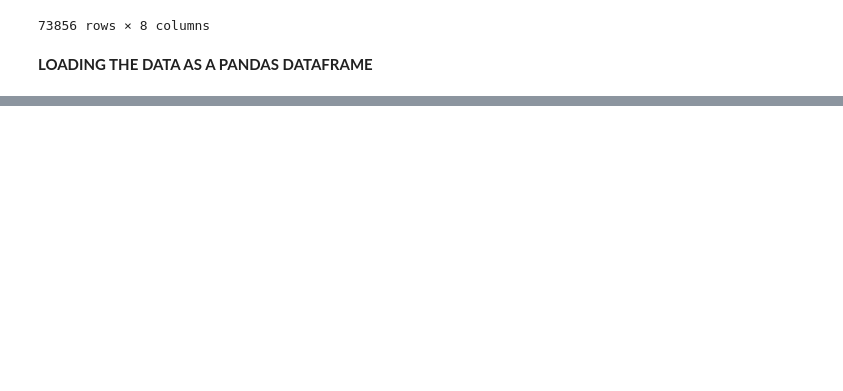
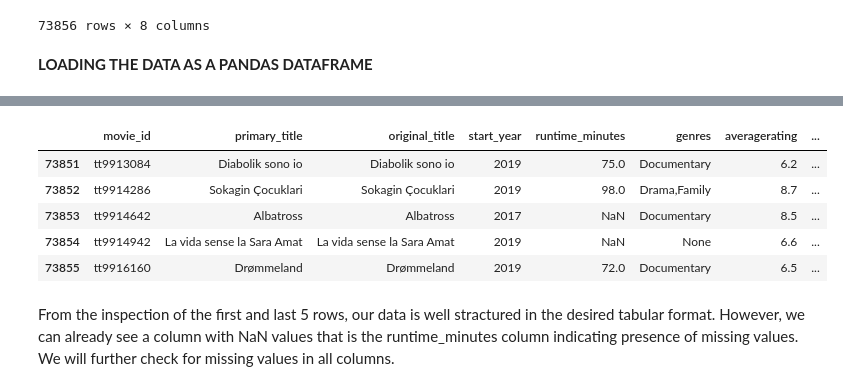
Before and after one commit to Anniemarie001/DSC-PHASE1-PROJECT, a Jupyter notebook: index.ipynb, the cells around one changed output, grey strips where cells are left out. Cells and saved outputs as stored; diff of their text form; code cells hidden in the pictures; blank space fills up the shorter version.

Commit message:
Data inspection and understanding

```diff
--- a/index.ipynb
+++ b/index.ipynb
@@ -203,0 +229,12 @@ conn.close()
+# %%
+#Inspecting the last few rows
+df.tail()
+# %% [output]
+|  | movie_id | primary_title | original_title | start_year | runtime_minutes | genres | averagerating | ... |
+| 73851 | tt9913084 | Diabolik sono io | Diabolik sono io | 2019 | 75.0 | Documentary | 6.2 | ... |
+| 73852 | tt9914286 | Sokagin Çocuklari | Sokagin Çocuklari | 2019 | 98.0 | Drama,Family | 8.7 | ... |
+| 73853 | tt9914642 | Albatross | Albatross | 2017 | NaN | Documentary | 8.5 | ... |
+| 73854 | tt9914942 | La vida sense la Sara Amat | La vida sense la Sara Amat | 2019 | NaN | None | 6.6 | ... |
+| 73855 | tt9916160 | Drømmeland | Drømmeland | 2019 | 72.0 | Documentary | 6.5 | ... |
+# %% [markdown]
+From the inspection of the first and last 5 rows, our data is well stractured in the desired tabular format. However, we can already see a column with NaN values that is the runtime_minutes column indicating presence of missing values. We will further check for missing values in all columns.
```
Also changed, not shown: parts of 17 cells of this notebook.
